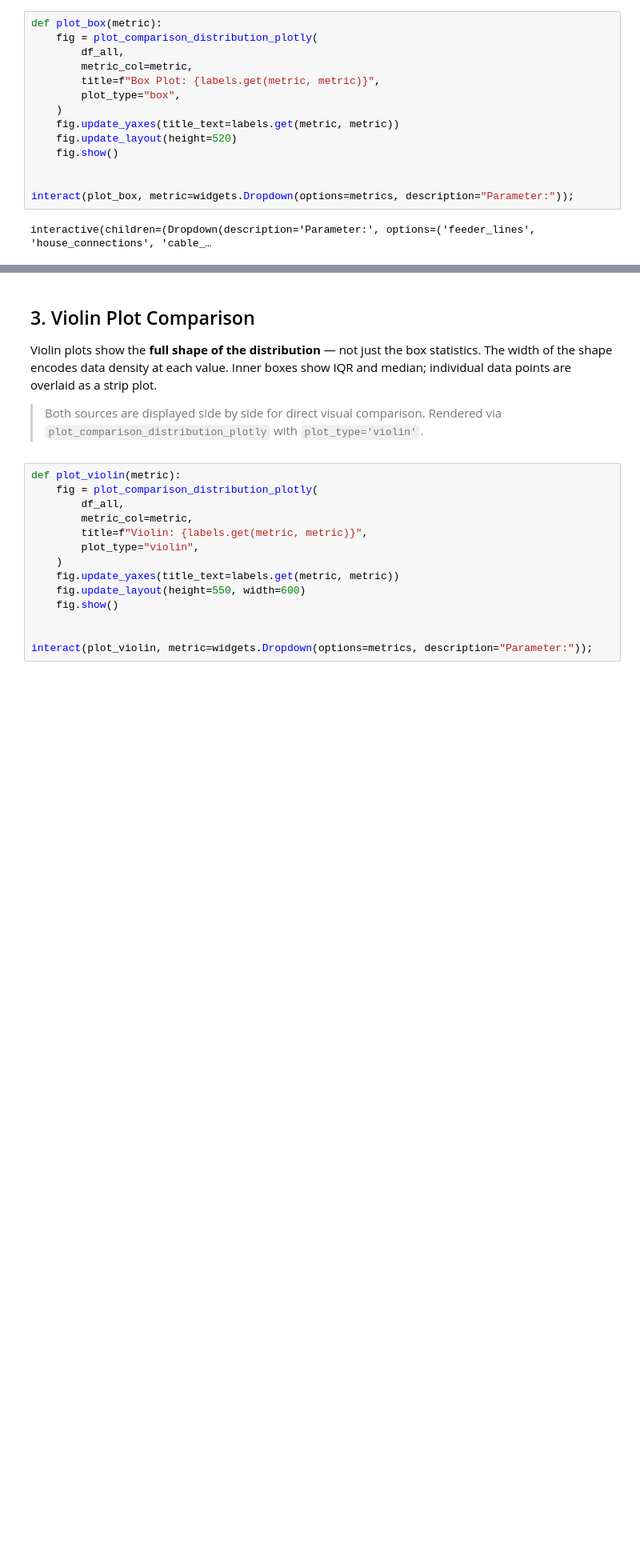
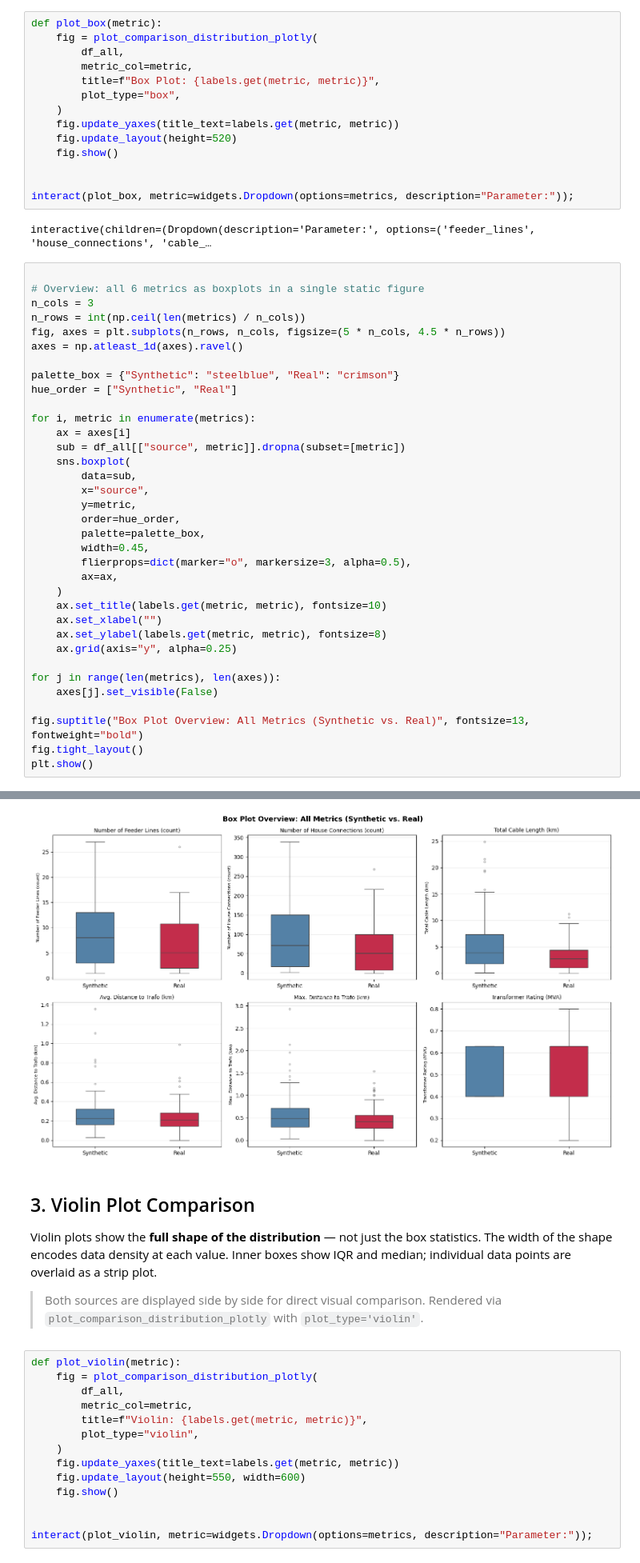
Before and after one commit to pedrocaixeta/pylovo_fork, a Jupyter notebook: validation/grid_comparison/grid_comparison_notebook.ipynb, the cells around one changed output, grey strips where cells are left out. Shown at 80% size. Cells and saved outputs as stored; diff of their text form; blank space fills up the shorter version.

```diff
--- a/validation/grid_comparison/grid_comparison_notebook.ipynb
+++ b/validation/grid_comparison/grid_comparison_notebook.ipynb
@@ -155,3 +155,39 @@ def plot_box(metric):
 interact(plot_box, metric=widgets.Dropdown(options=metrics, description="Parameter:"));
 # %% [output]
 interactive(children=(Dropdown(description='Parameter:', options=('feeder_lines', 'house_connections', 'cable_…
+# %%
+
+# Overview: all 6 metrics as boxplots in a single static figure
+n_cols = 3
+n_rows = int(np.ceil(len(metrics) / n_cols))
+fig, axes = plt.subplots(n_rows, n_cols, figsize=(5 * n_cols, 4.5 * n_rows))
+axes = np.atleast_1d(axes).ravel()
+
+palette_box = {"Synthetic": "steelblue", "Real": "crimson"}
+hue_order = ["Synthetic", "Real"]
+
+for i, metric in enumerate(metrics):
+    ax = axes[i]
+    sub = df_all[["source", metric]].dropna(subset=[metric])
+    sns.boxplot(
+        data=sub,
+        x="source",
+        y=metric,
+        order=hue_order,
+        palette=palette_box,
+        width=0.45,
+        flierprops=dict(marker="o", markersize=3, alpha=0.5),
+        ax=ax,
+    )
+    ax.set_title(labels.get(metric, metric), fontsize=10)
+    ax.set_xlabel("")
+    ax.set_ylabel(labels.get(metric, metric), fontsize=8)
+    ax.grid(axis="y", alpha=0.25)
+
+for j in range(len(metrics), len(axes)):
+    axes[j].set_visible(False)
+
+fig.suptitle("Box Plot Overview: All Metrics (Synthetic vs. Real)", fontsize=13, fontweight="bold")
+fig.tight_layout()
+plt.show()
+# %% [output]
@@ -158,3 +211,4 @@ interactive(children=(Dropdown(description='Parameter:', options=('feeder_lines'
+[figure, added]
 # %% [markdown]
 ## 3. Violin Plot Comparison
 
```
Also changed, not shown: parts of 16 cells of this notebook, 7 other files.
